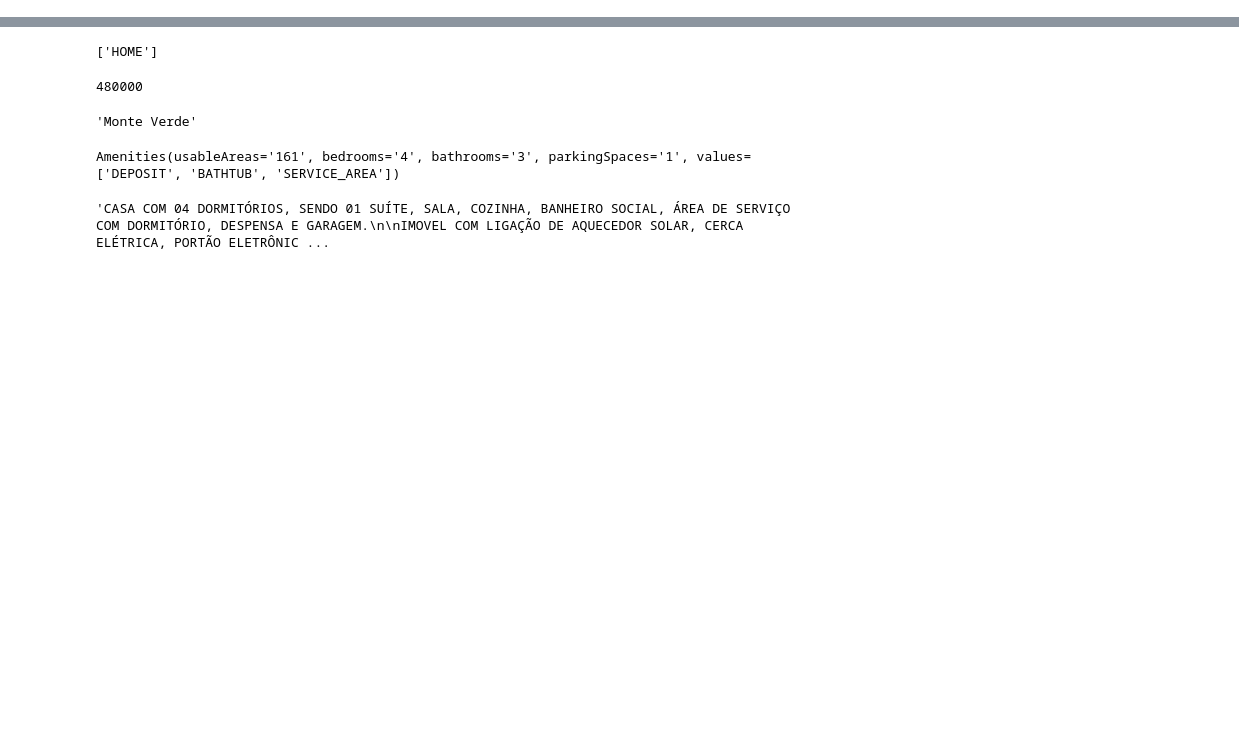
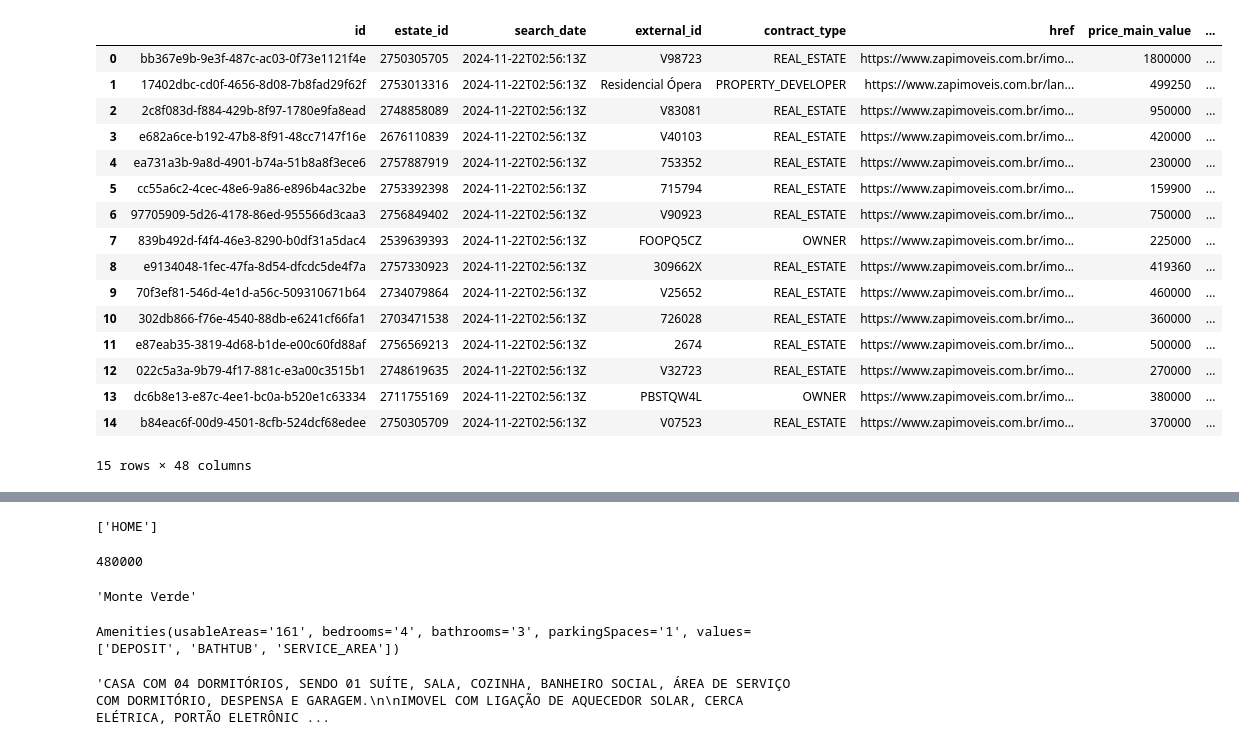
Before and after one commit to emdemor/pc_zap_scrapper, a Jupyter notebook: notebooks/refact.ipynb, the cells around one changed output, grey strips where cells are left out. Cells and saved outputs as stored; diff of their text form; code cells hidden in the pictures; blank space fills up the shorter version.

```diff
--- a/notebooks/refact.ipynb
+++ b/notebooks/refact.ipynb
@@ -162,0 +365,20 @@ data = get_real_state_data(page_html)
+# %%
+new_df
+# %% [output]
+|  | id | estate_id | search_date | external_id | contract_type | href | price_main_value | ... |
+| 0 | bb367e9b-9e3f-487c-ac03-0f73e1121f4e | 2750305705 | 2024-11-22T02:56:13Z | V98723 | REAL_ESTATE | https://www.zapimoveis.com.br/imo... | 1800000 | ... |
+| 1 | 17402dbc-cd0f-4656-8d08-7b8fad29f62f | 2753013316 | 2024-11-22T02:56:13Z | Residencial Ópera | PROPERTY_DEVELOPER | https://www.zapimoveis.com.br/lan... | 499250 | ... |
+| 2 | 2c8f083d-f884-429b-8f97-1780e9fa8ead | 2748858089 | 2024-11-22T02:56:13Z | V83081 | REAL_ESTATE | https://www.zapimoveis.com.br/imo... | 950000 | ... |
+| 3 | e682a6ce-b192-47b8-8f91-48cc7147f16e | 2676110839 | 2024-11-22T02:56:13Z | V40103 | REAL_ESTATE | https://www.zapimoveis.com.br/imo... | 420000 | ... |
+| 4 | ea731a3b-9a8d-4901-b74a-51b8a8f3ece6 | 2757887919 | 2024-11-22T02:56:13Z | 753352 | REAL_ESTATE | https://www.zapimoveis.com.br/imo... | 230000 | ... |
+| 5 | cc55a6c2-4cec-48e6-9a86-e896b4ac32be | 2753392398 | 2024-11-22T02:56:13Z | 715794 | REAL_ESTATE | https://www.zapimoveis.com.br/imo... | 159900 | ... |
+| 6 | 97705909-5d26-4178-86ed-955566d3caa3 | 2756849402 | 2024-11-22T02:56:13Z | V90923 | REAL_ESTATE | https://www.zapimoveis.com.br/imo... | 750000 | ... |
+| 7 | 839b492d-f4f4-46e3-8290-b0df31a5dac4 | 2539639393 | 2024-11-22T02:56:13Z | FOOPQ5CZ | OWNER | https://www.zapimoveis.com.br/imo... | 225000 | ... |
+| 8 | e9134048-1fec-47fa-8d54-dfcdc5de4f7a | 2757330923 | 2024-11-22T02:56:13Z | 309662X | REAL_ESTATE | https://www.zapimoveis.com.br/imo... | 419360 | ... |
+| 9 | 70f3ef81-546d-4e1d-a56c-509310671b64 | 2734079864 | 2024-11-22T02:56:13Z | V25652 | REAL_ESTATE | https://www.zapimoveis.com.br/imo... | 460000 | ... |
+| 10 | 302db866-f76e-4540-88db-e6241cf66fa1 | 2703471538 | 2024-11-22T02:56:13Z | 726028 | REAL_ESTATE | https://www.zapimoveis.com.br/imo... | 360000 | ... |
+| 11 | e87eab35-3819-4d68-b1de-e00c60fd88af | 2756569213 | 2024-11-22T02:56:13Z | 2674 | REAL_ESTATE | https://www.zapimoveis.com.br/imo... | 500000 | ... |
+| 12 | 022c5a3a-9b79-4f17-881c-e3a00c3515b1 | 2748619635 | 2024-11-22T02:56:13Z | V32723 | REAL_ESTATE | https://www.zapimoveis.com.br/imo... | 270000 | ... |
+| 13 | dc6b8e13-e87c-4ee1-bc0a-b520e1c63334 | 2711755169 | 2024-11-22T02:56:13Z | PBSTQW4L | OWNER | https://www.zapimoveis.com.br/imo... | 380000 | ... |
+| 14 | b84eac6f-00d9-4501-8cfb-524dcf68edee | 2750305709 | 2024-11-22T02:56:13Z | V07523 | REAL_ESTATE | https://www.zapimoveis.com.br/imo... | 370000 | ... |
+15 rows × 48 columns
```
Also changed, not shown: parts of 24 cells of this notebook, 12 other files.
